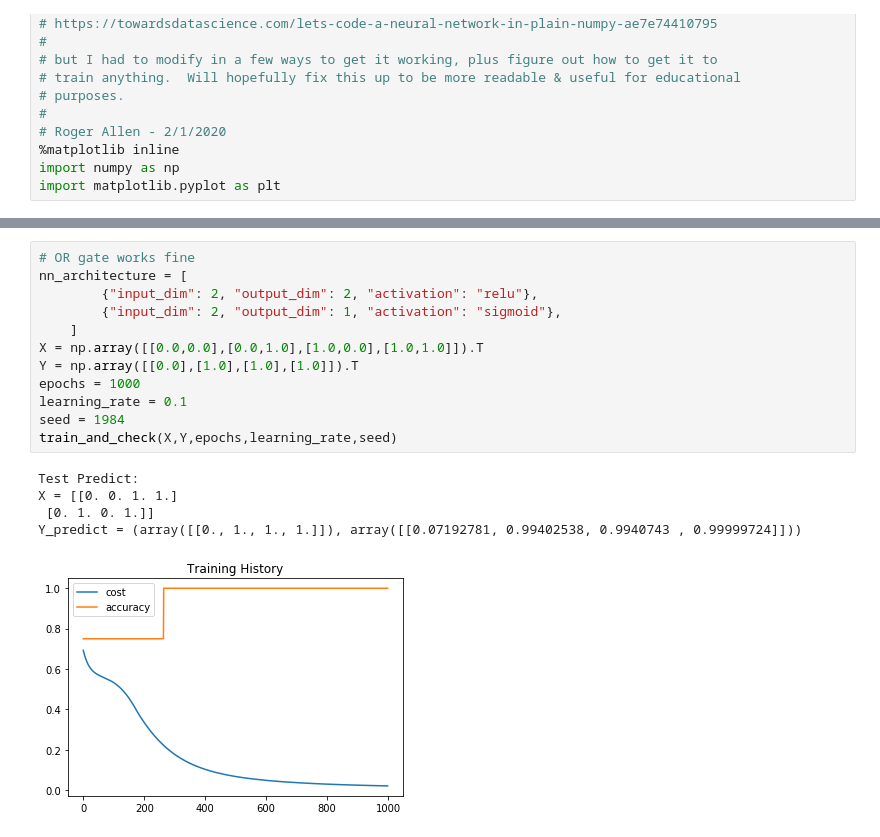
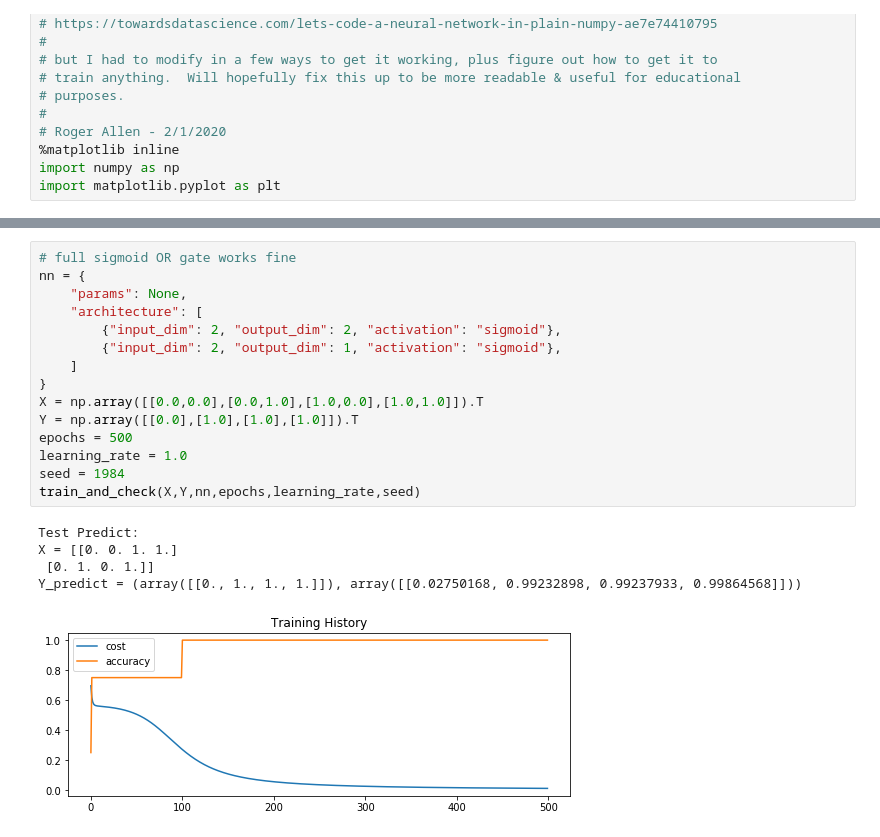
Before and after one commit to rogerallen/random_notebooks, a Jupyter notebook: simple_neural_net.ipynb, the cells around one changed output, grey strips where cells are left out. Cells and saved outputs as stored; diff of their text form.

```diff
--- a/simple_neural_net.ipynb
+++ b/simple_neural_net.ipynb
@@ -193,19 +224,22 @@ Y_predict = (array([[0., 1.]]), array([[5.04415384e-04, 9.95158068e-01]]))
 # %%
-# OR gate works fine
-nn_architecture = [
-        {"input_dim": 2, "output_dim": 2, "activation": "relu"},
+# full sigmoid OR gate works fine
+nn = {
+    "params": None,
+    "architecture": [
+        {"input_dim": 2, "output_dim": 2, "activation": "sigmoid"},
         {"input_dim": 2, "output_dim": 1, "activation": "sigmoid"},
     ]
+}
 X = np.array([[0.0,0.0],[0.0,1.0],[1.0,0.0],[1.0,1.0]]).T
 Y = np.array([[0.0],[1.0],[1.0],[1.0]]).T
-epochs = 1000
-learning_rate = 0.1
+epochs = 500
+learning_rate = 1.0
 seed = 1984
-train_and_check(X,Y,epochs,learning_rate,seed)
+train_and_check(X,Y,nn,epochs,learning_rate,seed)
 # %% [output]
 Test Predict:
 X = [[0. 0. 1. 1.]
  [0. 1. 0. 1.]]
-Y_predict = (array([[0., 1., 1., 1.]]), array([[0.07192781, 0.99402538, 0.9940743 , 0.99999724]]))
+Y_predict = (array([[0., 1., 1., 1.]]), array([[0.02750168, 0.99232898, 0.99237933, 0.99864568]]))
-[figure, old version]
+[figure, new version]
 # %%
```
Also changed, not shown: parts of 8 cells of this notebook.
